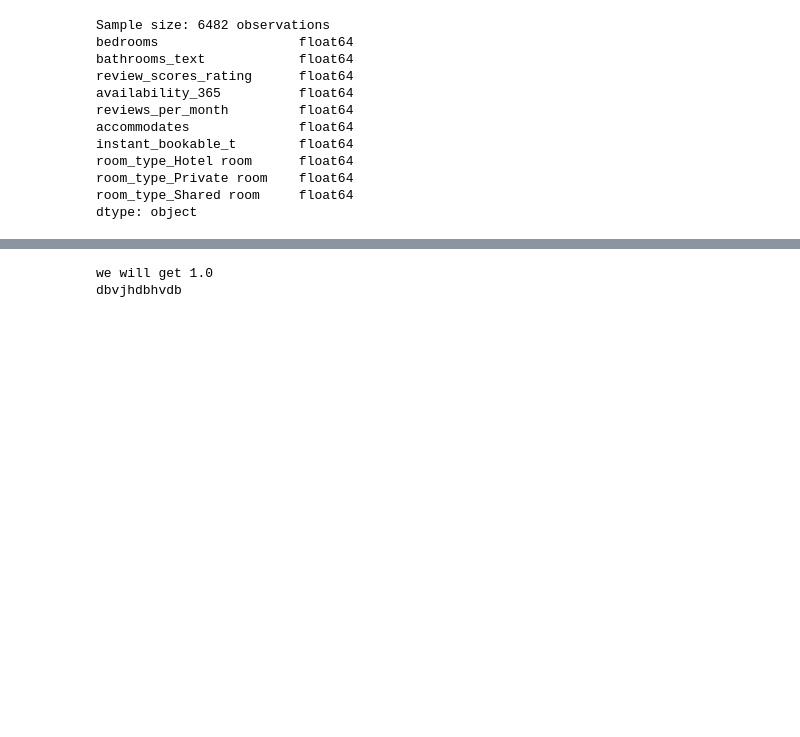
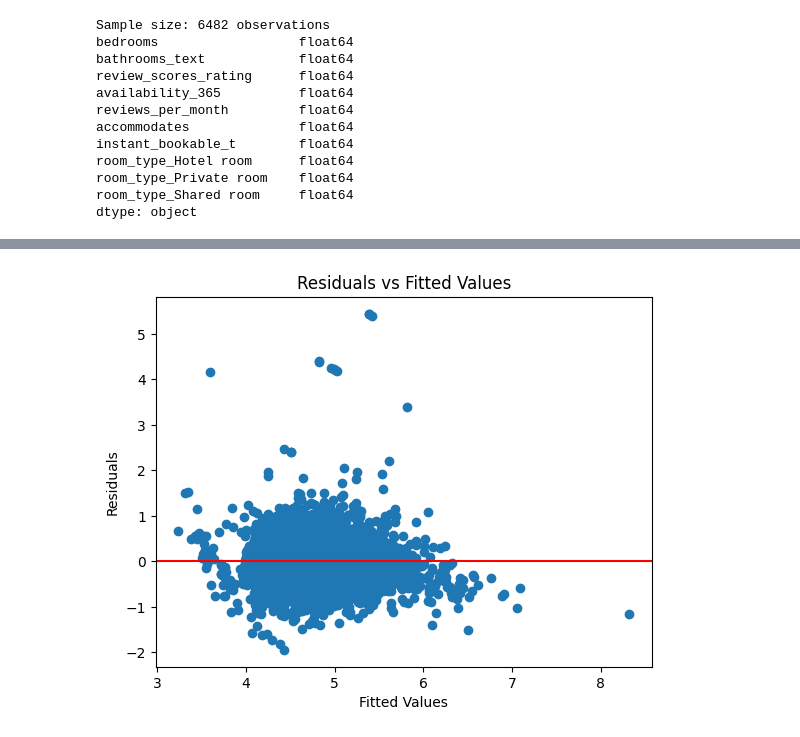
Before and after one commit to Nill2nn/Statistical-Programming, a Jupyter notebook: section2variance2.ipynb, the cells around one changed output, grey strips where cells are left out. Drawn from its saved outputs; the diff is of its cells as text; code cells hidden in the pictures; blank space fills up the shorter version.

Commit message:
section2 task 6

```diff
--- a/section2variance2.ipynb
+++ b/section2variance2.ipynb
@@ -106,8 +79,14 @@ The model including review variables has a higher R^2, suggesting that reviews e
-# %%
-#bdhfbsbfsjfs
-'''hdfhsghsdhshjs'''
-print('we will get 1.0')
-print('dbvjhdbhvdb')
-# %% [output]
-we will get 1.0
-dbvjhdbhvdb
+# %%
+#Task3
+#need to assign variables with residual, fitted values. True values are Y
+fitted = ols.fittedvalues
+residuals = ols.resid
+#residual-vs-fitted-values plot
+plt.scatter(ols.fittedvalues, ols.resid)
+plt.axhline(0, color='red')
+plt.xlabel("Fitted Values")
+plt.ylabel("Residuals")
+plt.title("Residuals vs Fitted Values")
+plt.show()
+# %% [output]
+[figure, added]
```
Also changed, not shown: parts of 16 cells of this notebook.
